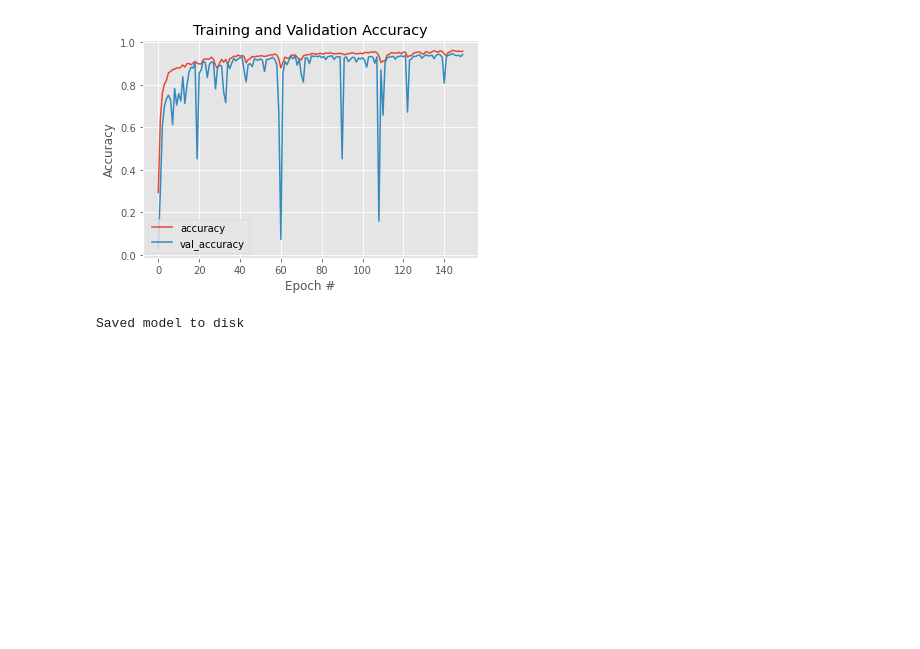
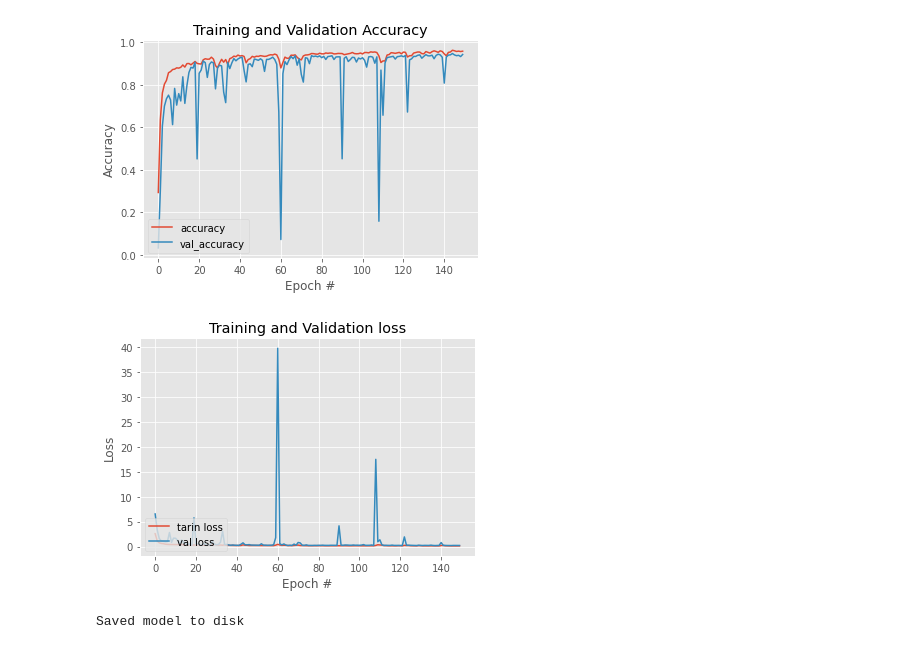
Before and after one commit to ali-f-alfa/Persian-Handwriting-Recognition, a Jupyter notebook: Persian_Handwriting_Character_Recognition_.ipynb, the cells around one changed output. Saved outputs shown, nothing was run; the diff lists cells and outputs as text; code cells hidden in the pictures; blank space fills up the shorter version.

```diff
--- a/Persian_Handwriting_Character_Recognition_.ipynb
+++ b/Persian_Handwriting_Character_Recognition_.ipynb
@@ -223,6 +223,20 @@ plt.legend(loc="lower left")
 plt.show()
 # %% [output]
 [figure]
+# %%
+N = np.arange(0, EPOCHS)
+plt.style.use("ggplot")
+plt.figure()
+# plt.plot(N, H.history["loss"], label="train_loss")
+plt.plot(N, H.history["loss"], label="tarin loss")
+plt.plot(N, H.history["val_loss"], label="val loss")
+plt.title("Training and Validation loss")
+plt.xlabel("Epoch #")
+plt.ylabel("Loss")
+plt.legend(loc="lower left")
+plt.show()
+# %% [output]
+[figure, added]
 # %%
 model_json = model.to_json()
 with open("/content/drive/MyDrive/FinalProject/PersianCharacterRecognition/character_resnet_model.json", "w") as json_file:
```
